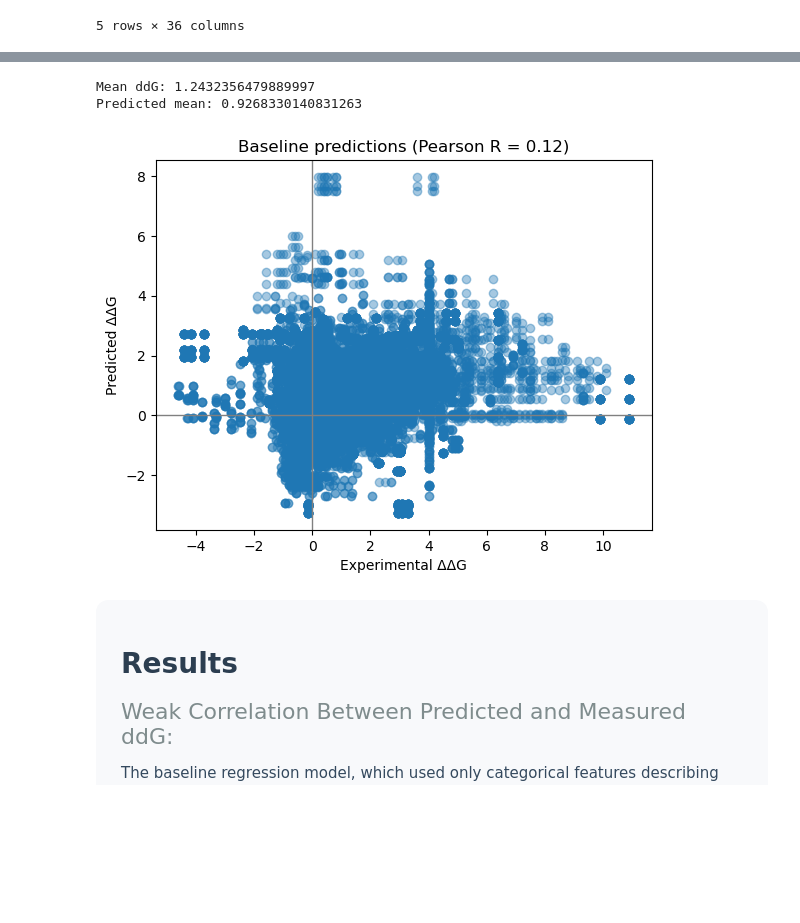
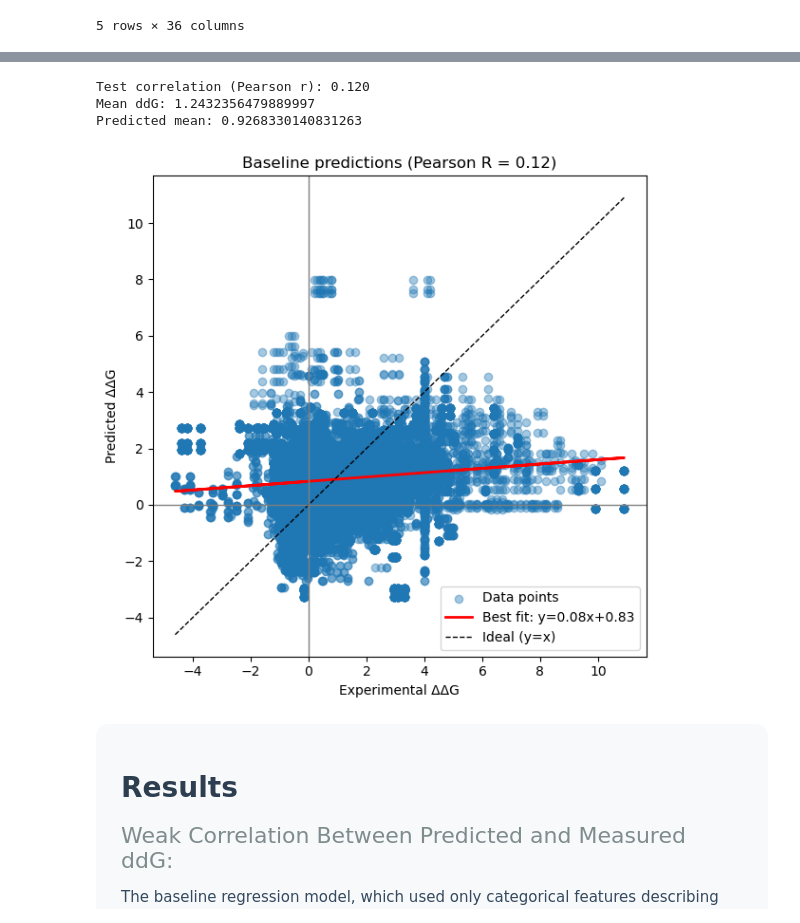
Before and after one commit to vallarieastman/Protein-Bioinformatics, a Jupyter notebook: VL07_Large-Conformational-Changes.ipynb, the cells around one changed output, grey strips where cells are left out. Drawn from its saved outputs; the diff is of its cells as text; code cells hidden in the pictures; blank space fills up the shorter version.

```diff
--- a/VL07_Large-Conformational-Changes.ipynb
+++ b/VL07_Large-Conformational-Changes.ipynb
@@ -237,17 +373,43 @@ Test correlation (baseline no embeddings): 0.12040511594677637
 # %%
+import numpy as np
+import matplotlib.pyplot as plt
+from scipy.stats import pearsonr
+
+# Compute correlation and means
+r, _ = pearsonr(truths, predictions)
+print(f"Test correlation (Pearson r): {r:.3f}")
 print("Mean ddG:", np.mean(y))
 print("Predicted mean:", np.mean(predictions))
-plt.scatter(truths, predictions, alpha=0.4)
+
+# Fit a simple linear regression (1st-degree polynomial)
+slope, intercept = np.polyfit(truths, predictions, 1)
+fit_line = slope * np.array(truths) + intercept
+
+# --- Plot ---
+plt.figure(figsize=(6,6))
+plt.scatter(truths, predictions, alpha=0.4, label='Data points')
+
+# Add line of best fit
+plt.plot(truths, fit_line, color='red', lw=2, label=f'Best fit: y={slope:.2f}x+{intercept:.2f}')
+
+# Add reference line y=x for ideal predictions
+lims = [min(truths + predictions), max(truths + predictions)]
+plt.plot(lims, lims, 'k--', lw=1, label='Ideal (y=x)')
+
+# Cosmetic adjustments
 plt.xlabel("Experimental ΔΔG")
 plt.ylabel("Predicted ΔΔG")
 plt.title(f"Baseline predictions (Pearson R = {r:.2f})")
 plt.axhline(0, color='gray', lw=1)
 plt.axvline(0, color='gray', lw=1)
+plt.legend()
+plt.tight_layout()
 plt.show()
 # %% [output]
+Test correlation (Pearson r): 0.120
 Mean ddG: 1.2432356479889997
 Predicted mean: 0.9268330140831263
-[figure, old version]
+[figure, new version]
 # %% [markdown]
 <!-- RESULTS SECTION -->
 <div style="background-color:#f8f9fb; padding:25px; border-radius:12px; box-shadow:0px 4px 8px rgba(0,0,0,0.08);">
```
Also changed, not shown: parts of 6 cells of this notebook, 18 other files.
